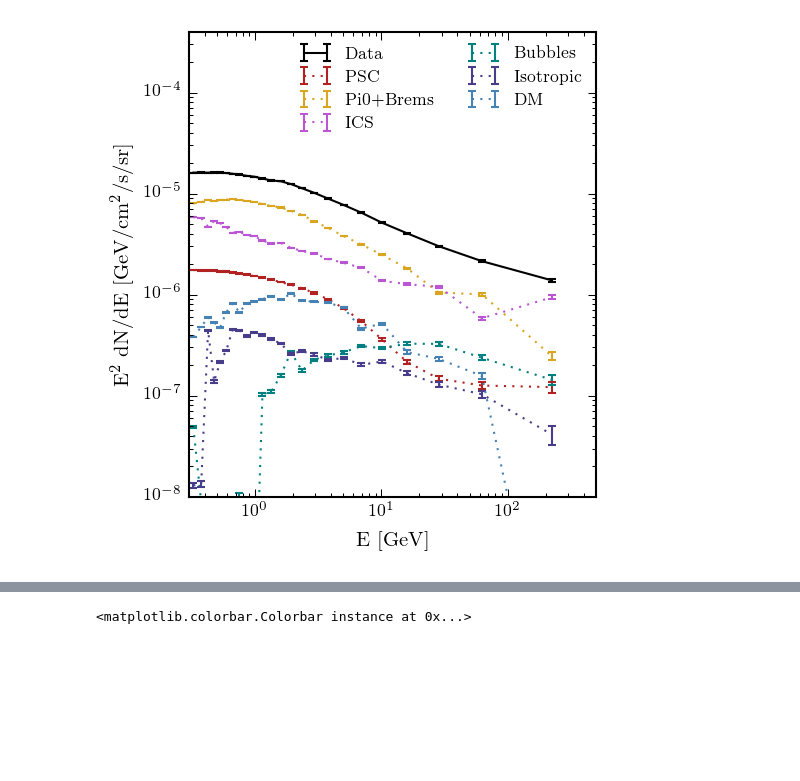
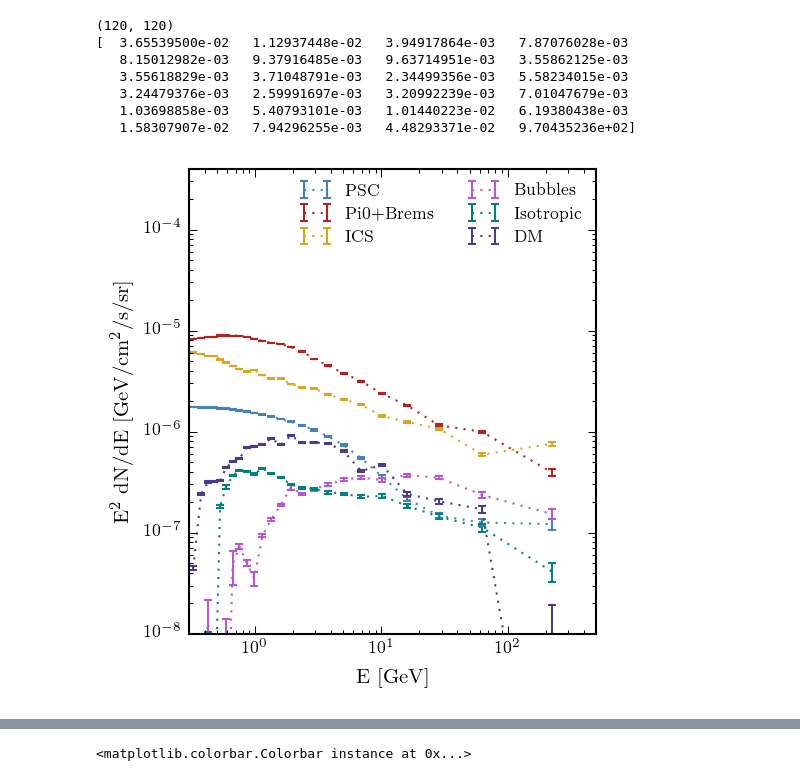
Before and after one commit to erccarls/GammaLike_dev, a Jupyter notebook: Test Analysis.ipynb, the cells around one changed output, grey strips where cells are left out. Saved outputs shown, nothing was run; the diff lists cells and outputs as text; code cells hidden in the pictures; blank space fills up the shorter version.

```diff
--- a/Test Analysis.ipynb
+++ b/Test Analysis.ipynb
@@ -79,37 +78,49 @@ l.RunLikelihood(A, print_level=1, use_basinhopping=False, start_fresh=False, nit
 import Template
 import Tools, healpy
 reload(Tools)
+
+
+print np.array(A.m.matrix()).shape
+
+print A.templateList['DM'].valueError/A.templateList['DM'].value
+
 
 plt.figure(figsize=(3.5,4))
 def PlotComponent(name):
     E, flux, stat = A.GetSpectrum(name)
     if name is 'Data':
         plt.errorbar(E/1e3,E**2*flux/1e3,E**2*stat/1e3, label=name.replace('_','+'),
                      capthick=1, capsize=2, ls='-',c='k')
     else:
         plt.errorbar(E/1e3,E**2*flux/1e3,E**2*stat/1e3, label=name.replace('_','+'),capthick=1, capsize=2, ls=':' )
 
     plt.yscale('log')
     plt.xscale('log')
     plt.ylabel(r'$\rm{E^2\ dN/dE\ [GeV/cm^2/s/sr]}$')
     plt.xlabel(r'$\rm{E\ [GeV]}$')
 
-PlotComponent('Data')
+#PlotComponent('Data')
 PlotComponent('PSC')
 PlotComponent('Pi0_Brems')
 PlotComponent('ICS')
 PlotComponent('Bubbles')
 PlotComponent('Isotropic')
 PlotComponent('DM')
 
 plt.legend(frameon=False, fontsize=8,ncol=2)
 plt.ylim(1e-8,4e-4)
 plt.xlim(.3,500)
 
 plt.savefig('/home/carlson/Dropbox/plots/GCE_sys/likelihood_first_light.pdf', bbox_inches='tight')
 
 #plt.yscale('linear')
 #plt.ylim(0,1e-5)
-print
 # %% [output]
+(120, 120)
+[  3.65539500e-02   1.12937448e-02   3.94917864e-03   7.87076028e-03
+   8.15012982e-03   9.37916485e-03   9.63714951e-03   3.55862125e-03
+   3.55618829e-03   3.71048791e-03   2.34499356e-03   5.58234015e-03
+   3.24479376e-03   2.59991697e-03   3.20992239e-03   7.01047679e-03
+   1.03698858e-03   5.40793101e-03   1.01440223e-02   6.19380438e-03
+   1.58307907e-02   7.94296255e-03   4.48293371e-02   9.70435236e+02]
-[figure, old version]
+[figure, new version]
```
Also changed, not shown: parts of 3 cells of this notebook, 4 other files.
